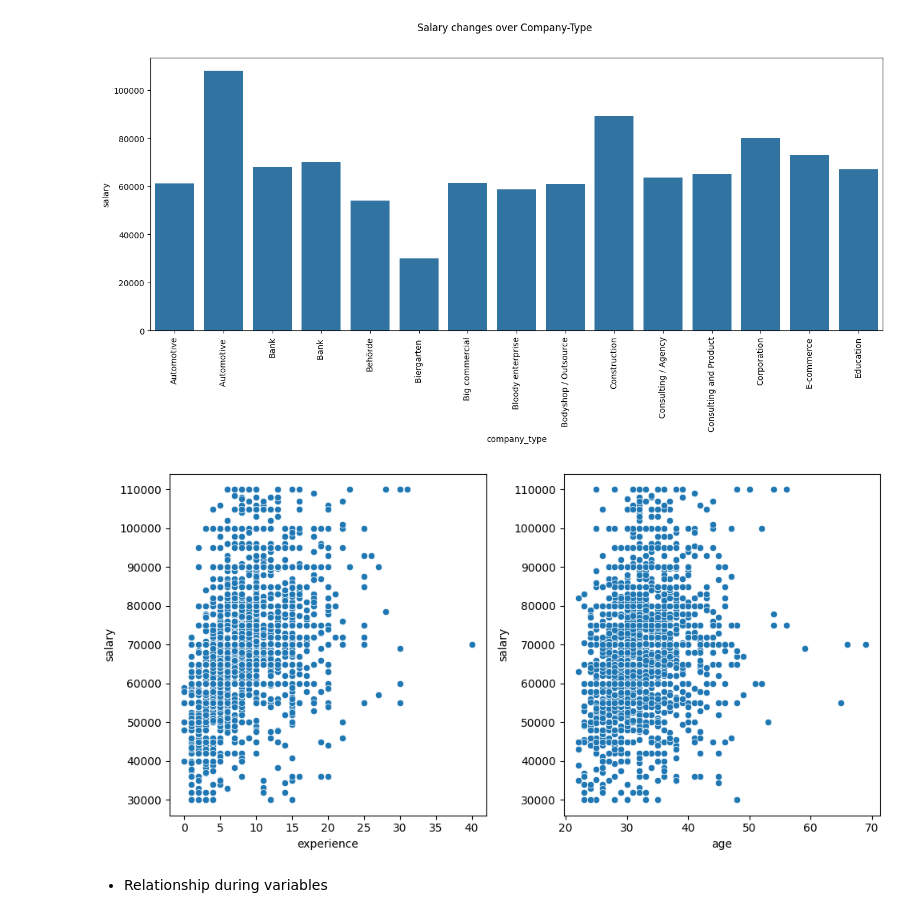
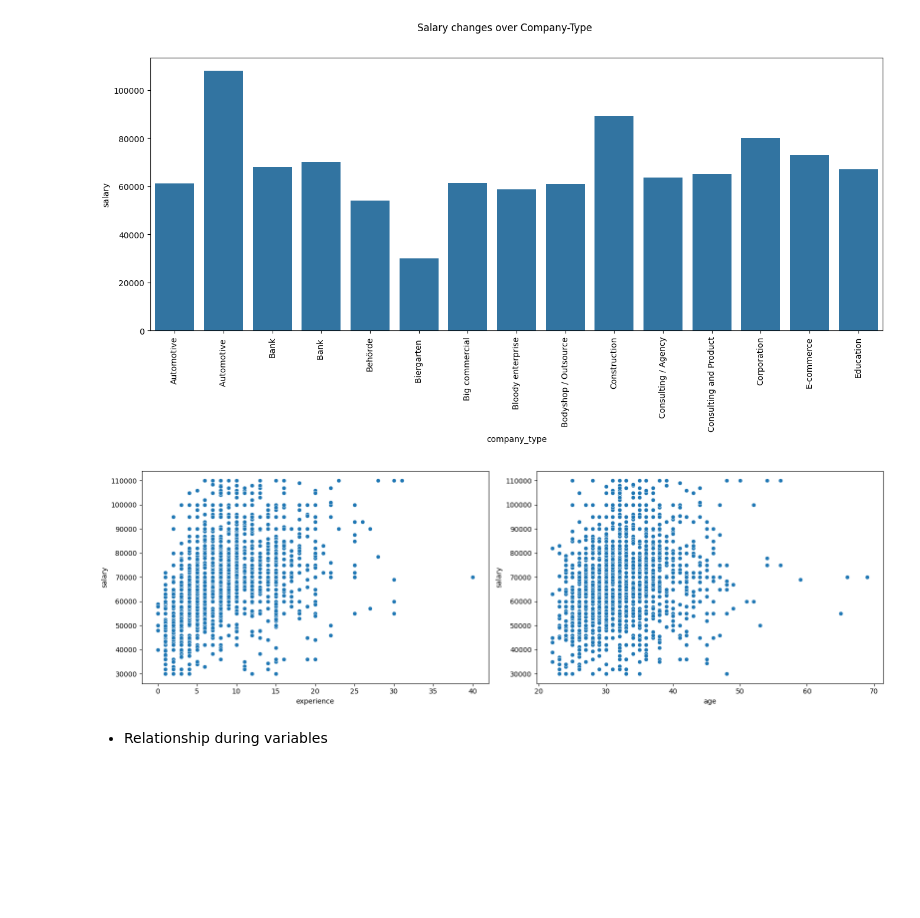
Before and after one commit to adnaaaen/eda-and-visualization, a Jupyter notebook: IT-salary/notebooks/eda.ipynb, the cells around one changed output. Cells and saved outputs as stored; diff of their text form; code cells hidden in the pictures; blank space fills up the shorter version.

```diff
--- a/IT-salary/notebooks/eda.ipynb
+++ b/IT-salary/notebooks/eda.ipynb
@@ -226,15 +225,17 @@ realtion_vals = {"experience" : "salary", "age" : "salary"}
-# %%
-plt.figure(figsize=(10,5))
-n = 1
-for key, value in realtion_vals.items():
-    plt.subplot(1,2, n)
-    sns.scatterplot(data=df, x=key, y=value)
-    n += 1
-
-plt.tight_layout()
-plt.show()
-# %% [output]
-[figure, removed]
+# %%
+realtion_vals = {"experience" : "salary", "age" : "salary"}
+
+plt.figure(figsize=(16,5))
+n = 1
+for key, value in realtion_vals.items():
+    plt.subplot(1,2, n)
+    sns.scatterplot(data=df, x=key, y=value)
+    n += 1
+
+plt.tight_layout()
+plt.show()
+# %% [output]
+[figure, added]
 # %% [markdown]
 - Relationship during variables
 # %%
```
Also changed, not shown: parts of 6 cells of this notebook, 3 other files.
